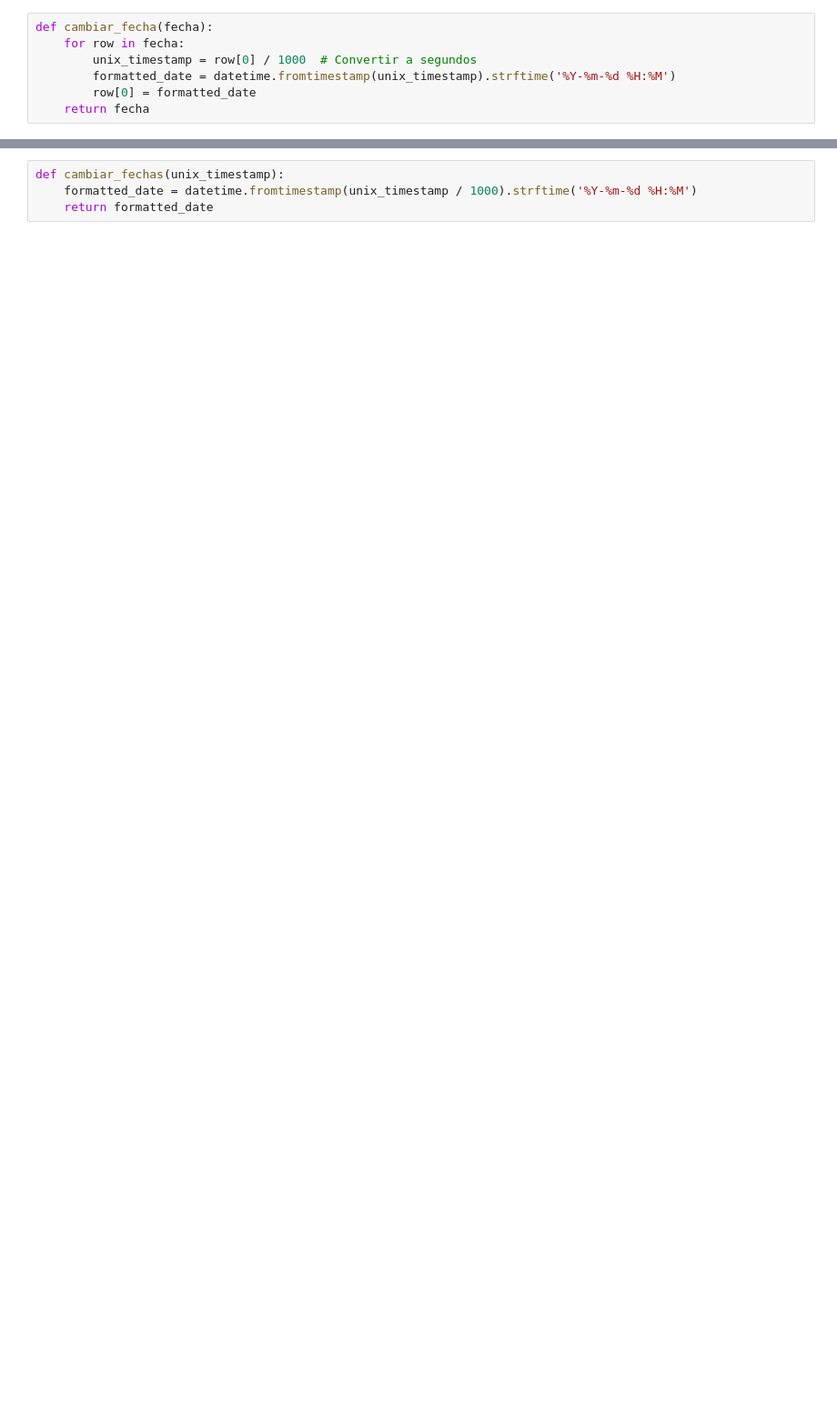
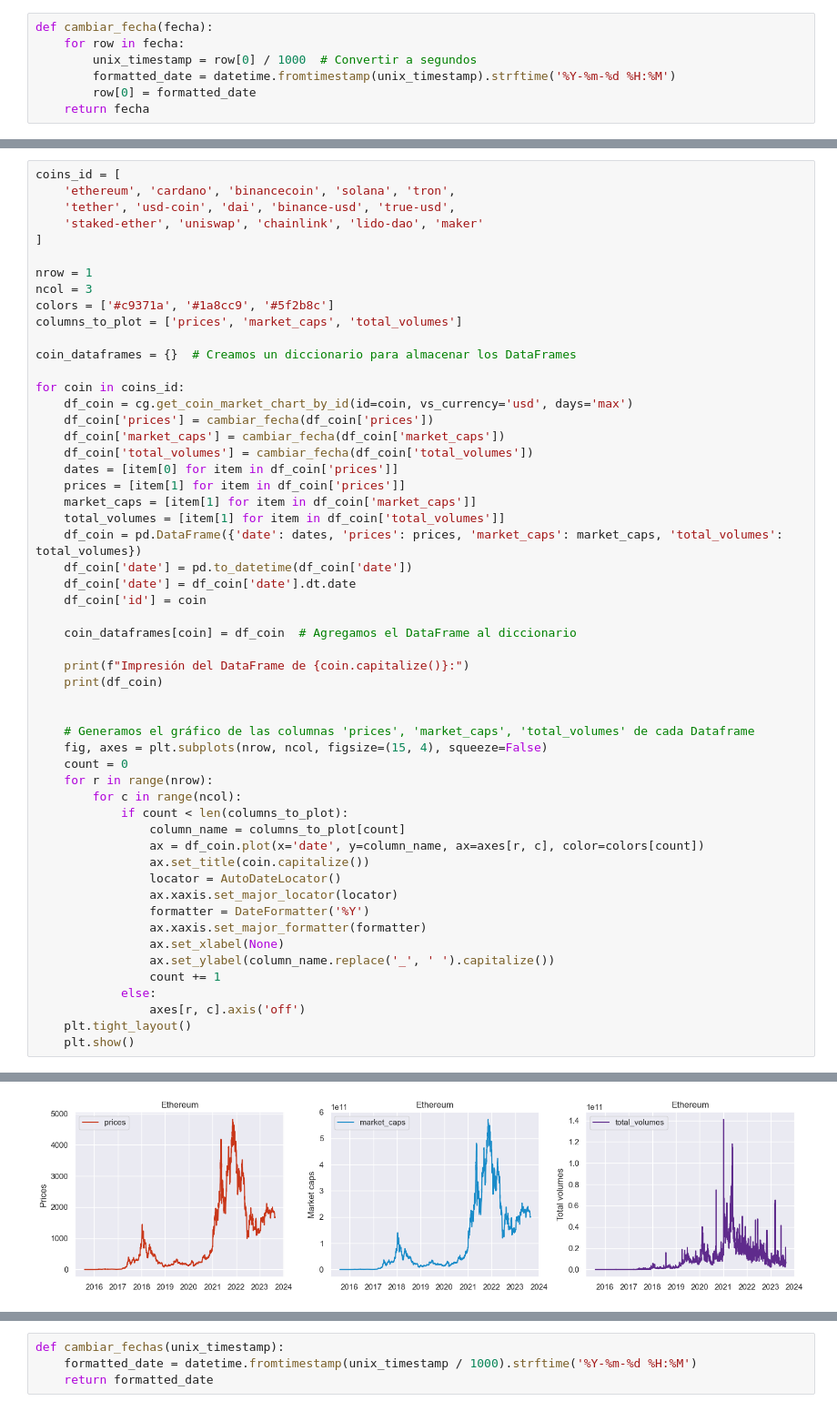
Before and after one commit to BrianMasat/ProjectDataAnalyst, a Jupyter notebook: ProyectoDataAnalytics/EDA.ipynb, the cells around one changed output, grey strips where cells are left out. Shown at 91% size. Saved outputs shown, nothing was run; the diff lists cells and outputs as text; blank space fills up the shorter version.

```diff
--- a/ProyectoDataAnalytics/EDA.ipynb
+++ b/ProyectoDataAnalytics/EDA.ipynb
@@ -1293,0 +124,55 @@ plt.show()
+# %%
+coins_id = [
+    'ethereum', 'cardano', 'binancecoin', 'solana', 'tron',
+    'tether', 'usd-coin', 'dai', 'binance-usd', 'true-usd',
+    'staked-ether', 'uniswap', 'chainlink', 'lido-dao', 'maker'
+]
+
+nrow = 1
+ncol = 3
+colors = ['#c9371a', '#1a8cc9', '#5f2b8c']
+columns_to_plot = ['prices', 'market_caps', 'total_volumes']
+
+coin_dataframes = {}  # Creamos un diccionario para almacenar los DataFrames
+
+for coin in coins_id:
+    df_coin = cg.get_coin_market_chart_by_id(id=coin, vs_currency='usd', days='max')
+    df_coin['prices'] = cambiar_fecha(df_coin['prices'])
+    df_coin['market_caps'] = cambiar_fecha(df_coin['market_caps'])
+    df_coin['total_volumes'] = cambiar_fecha(df_coin['total_volumes'])
+    dates = [item[0] for item in df_coin['prices']]
+    prices = [item[1] for item in df_coin['prices']]
+    market_caps = [item[1] for item in df_coin['market_caps']]
+    total_volumes = [item[1] for item in df_coin['total_volumes']]
+    df_coin = pd.DataFrame({'date': dates, 'prices': prices, 'market_caps': market_caps, 'total_volumes': total_volumes})
+    df_coin['date'] = pd.to_datetime(df_coin['date'])
+    df_coin['date'] = df_coin['date'].dt.date
+    df_coin['id'] = coin
+
+    coin_dataframes[coin] = df_coin  # Agregamos el DataFrame al diccionario
+
+    print(f"Impresión del DataFrame de {coin.capitalize()}:")
+    print(df_coin)
+
+
+    # Generamos el gráfico de las columnas 'prices', 'market_caps', 'total_volumes' de cada Dataframe
+    fig, axes = plt.subplots(nrow, ncol, figsize=(15, 4), squeeze=False)
+    count = 0
+    for r in range(nrow):
+        for c in range(ncol):
+            if count < len(columns_to_plot):
+                column_name = columns_to_plot[count]
+                ax = df_coin.plot(x='date', y=column_name, ax=axes[r, c], color=colors[count])
+                ax.set_title(coin.capitalize())
+                locator = AutoDateLocator()
+                ax.xaxis.set_major_locator(locator)
+                formatter = DateFormatter('%Y')
+                ax.xaxis.set_major_formatter(formatter)
+                ax.set_xlabel(None)
+                ax.set_ylabel(column_name.replace('_', ' ').capitalize())
+                count += 1
+            else:
+                axes[r, c].axis('off')
+    plt.tight_layout()
+    plt.show()
+# %% [output]
@@ -1293,0 +194 @@ plt.show()
+[figure, added]
```
Also changed, not shown: parts of 122 cells of this notebook, 40 other files.
